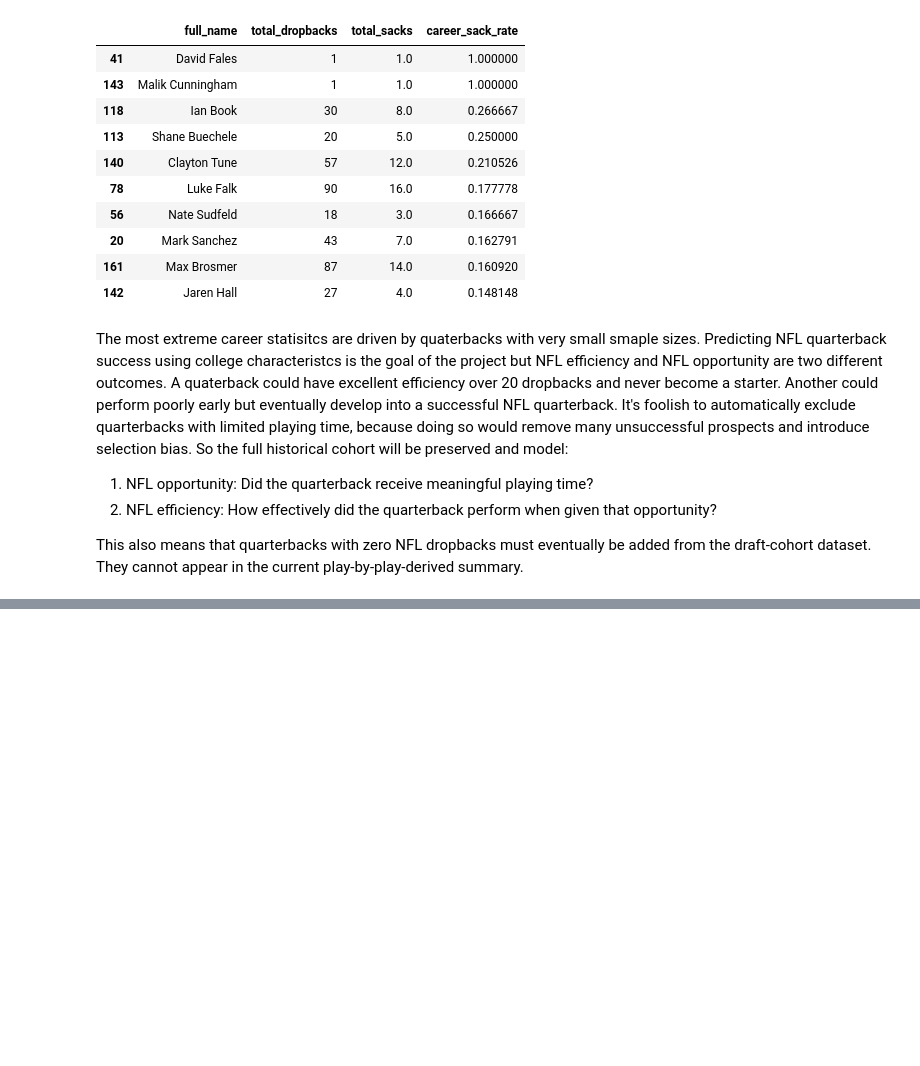
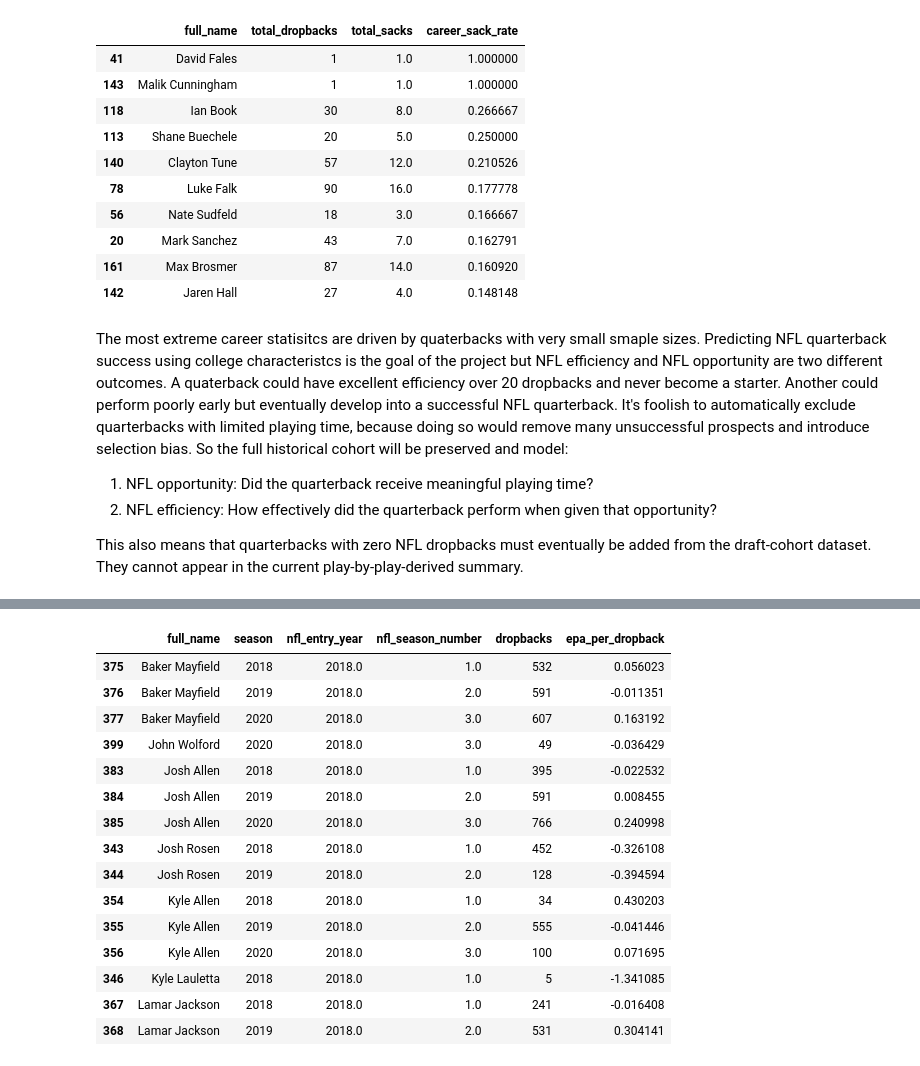
Before and after one commit to JadenGrossbaum/Data-Science, a Jupyter notebook: 01_nfl_qb_target_exploration.ipynb, the cells around one changed output, grey strips where cells are left out. Cells and saved outputs as stored; diff of their text form; code cells hidden in the pictures; blank space fills up the shorter version.

```diff
--- a/01_nfl_qb_target_exploration.ipynb
+++ b/01_nfl_qb_target_exploration.ipynb
@@ -2942,0 +3399,79 @@ This also means that quarterbacks with zero NFL dropbacks must eventually be add
+# %%
+# Merge actual NFL entry years into QB development data.
+
+qb_development_entry = qb_development.merge(
+    qb_entry_lookup[
+        ["gsis_id", "nfl_entry_year"]
+    ],
+    left_on="qb_id",
+    right_on="gsis_id",
+    how="left",
+    validate="many_to_one"
+)
+
+# Calculate actual NFL season number.
+qb_development_entry["nfl_season_number"] = (
+    qb_development_entry["season"]
+    - qb_development_entry["nfl_entry_year"]
+    + 1
+)
+
+# Identify quarterbacks whose first three NFL
+# calendar seasons are covered by our dataset.
+qb_development_entry["eligible_three_year_cohort"] = (
+    qb_development_entry["nfl_entry_year"]
+    .between(2018, 2023)
+)
+
+# Select observations from NFL seasons 1, 2, and 3.
+qb_first_three = qb_development_entry.loc[
+    qb_development_entry["eligible_three_year_cohort"]
+    & qb_development_entry["nfl_season_number"].between(1, 3)
+].copy()
+
+print(
+    "Eligible quarterbacks with observed dropbacks:",
+    qb_first_three["qb_id"].nunique()
+)
+
+print(
+    "Observed QB-season records in first 3 years:",
+    len(qb_first_three)
+)
+
+print("\nNFL season-number distribution:")
+print(
+    qb_first_three["nfl_season_number"]
+    .value_counts()
+    .sort_index()
+)
+
+print("\nEntry-year cohort distribution:")
+print(
+    qb_first_three[
+        ["qb_id", "nfl_entry_year"]
+    ]
+    .drop_duplicates()
+    ["nfl_entry_year"]
+    .value_counts()
+    .sort_index()
+)
+
+print("\nSample observations:")
+display(
+    qb_first_three[
+        [
+            "full_name",
+            "season",
+            "nfl_entry_year",
+            "nfl_season_number",
+            "dropbacks",
+            "epa_per_dropback"
+        ]
+    ]
+    .sort_values(
+        ["nfl_entry_year", "full_name", "season"]
+    )
+    .head(15)
+)
+# %% [output]
@@ -2942,0 +3495,16 @@ This also means that quarterbacks with zero NFL dropbacks must eventually be add
+|  | full_name | season | nfl_entry_year | nfl_season_number | dropbacks | epa_per_dropback |
+| 375 | Baker Mayfield | 2018 | 2018.0 | 1.0 | 532 | 0.056023 |
+| 376 | Baker Mayfield | 2019 | 2018.0 | 2.0 | 591 | -0.011351 |
+| 377 | Baker Mayfield | 2020 | 2018.0 | 3.0 | 607 | 0.163192 |
+| 399 | John Wolford | 2020 | 2018.0 | 3.0 | 49 | -0.036429 |
+| 383 | Josh Allen | 2018 | 2018.0 | 1.0 | 395 | -0.022532 |
+| 384 | Josh Allen | 2019 | 2018.0 | 2.0 | 591 | 0.008455 |
+| 385 | Josh Allen | 2020 | 2018.0 | 3.0 | 766 | 0.240998 |
+| 343 | Josh Rosen | 2018 | 2018.0 | 1.0 | 452 | -0.326108 |
+| 344 | Josh Rosen | 2019 | 2018.0 | 2.0 | 128 | -0.394594 |
+| 354 | Kyle Allen | 2018 | 2018.0 | 1.0 | 34 | 0.430203 |
+| 355 | Kyle Allen | 2019 | 2018.0 | 2.0 | 555 | -0.041446 |
+| 356 | Kyle Allen | 2020 | 2018.0 | 3.0 | 100 | 0.071695 |
+| 346 | Kyle Lauletta | 2018 | 2018.0 | 1.0 | 5 | -1.341085 |
+| 367 | Lamar Jackson | 2018 | 2018.0 | 1.0 | 241 | -0.016408 |
+| 368 | Lamar Jackson | 2019 | 2018.0 | 2.0 | 531 | 0.304141 |
```
Also changed, not shown: parts of 39 cells of this notebook, 1 other file.
